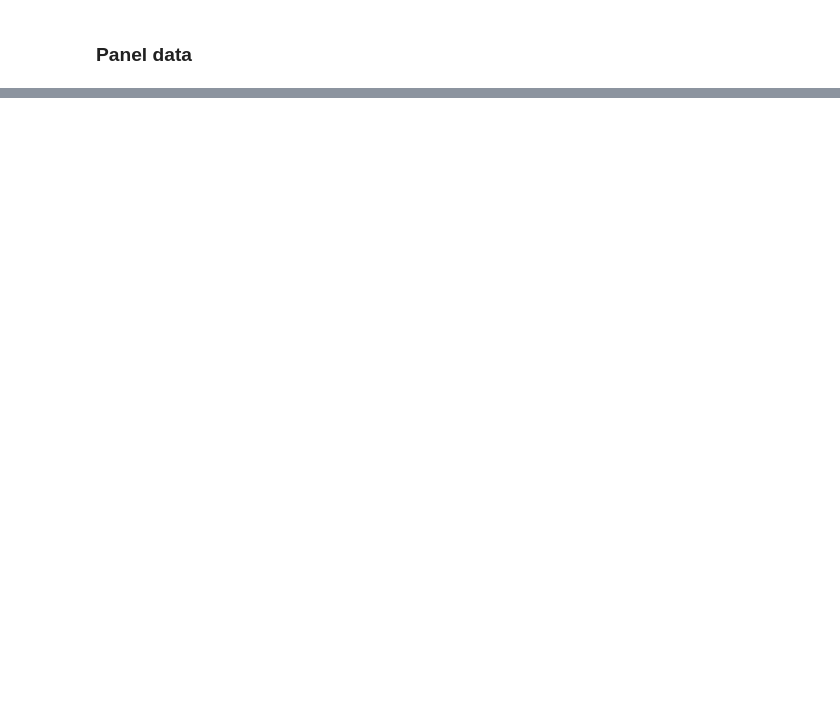
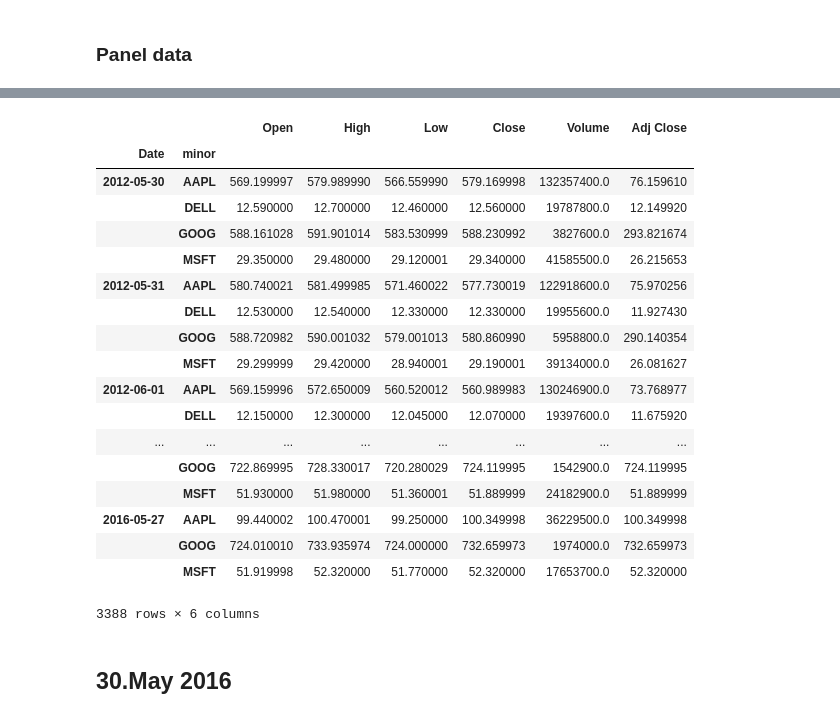
Before and after one commit to wangjiahong666/pydata-book, a Jupyter notebook: ch05.ipynb, the cells around one changed output, grey strips where cells are left out. Saved outputs shown, nothing was run; the diff lists cells and outputs as text; code cells hidden in the pictures; blank space fills up the shorter version.

```diff
--- a/ch05.ipynb
+++ b/ch05.ipynb
@@ -1677,0 +1964,24 @@ stacked.to_panel()
+# %%
+stacked
+# %% [output]
+|  |  | Open | High | Low | Close | Volume | Adj Close |
+| Date | minor |  |  |  |  |  |  |
+| 2012-05-30 | AAPL | 569.199997 | 579.989990 | 566.559990 | 579.169998 | 132357400.0 | 76.159610 |
+|  | DELL | 12.590000 | 12.700000 | 12.460000 | 12.560000 | 19787800.0 | 12.149920 |
+|  | GOOG | 588.161028 | 591.901014 | 583.530999 | 588.230992 | 3827600.0 | 293.821674 |
+|  | MSFT | 29.350000 | 29.480000 | 29.120001 | 29.340000 | 41585500.0 | 26.215653 |
+| 2012-05-31 | AAPL | 580.740021 | 581.499985 | 571.460022 | 577.730019 | 122918600.0 | 75.970256 |
+|  | DELL | 12.530000 | 12.540000 | 12.330000 | 12.330000 | 19955600.0 | 11.927430 |
+|  | GOOG | 588.720982 | 590.001032 | 579.001013 | 580.860990 | 5958800.0 | 290.140354 |
+|  | MSFT | 29.299999 | 29.420000 | 28.940001 | 29.190001 | 39134000.0 | 26.081627 |
+| 2012-06-01 | AAPL | 569.159996 | 572.650009 | 560.520012 | 560.989983 | 130246900.0 | 73.768977 |
+|  | DELL | 12.150000 | 12.300000 | 12.045000 | 12.070000 | 19397600.0 | 11.675920 |
+| ... | ... | ... | ... | ... | ... | ... | ... |
+|  | GOOG | 722.869995 | 728.330017 | 720.280029 | 724.119995 | 1542900.0 | 724.119995 |
+|  | MSFT | 51.930000 | 51.980000 | 51.360001 | 51.889999 | 24182900.0 | 51.889999 |
+| 2016-05-27 | AAPL | 99.440002 | 100.470001 | 99.250000 | 100.349998 | 36229500.0 | 100.349998 |
+|  | GOOG | 724.010010 | 733.935974 | 724.000000 | 732.659973 | 1974000.0 | 732.659973 |
+|  | MSFT | 51.919998 | 52.320000 | 51.770000 | 52.320000 | 17653700.0 | 52.320000 |
+3388 rows × 6 columns
+# %% [markdown]
+## 30.May 2016
```
Also changed, not shown: parts of 39 cells of this notebook.
